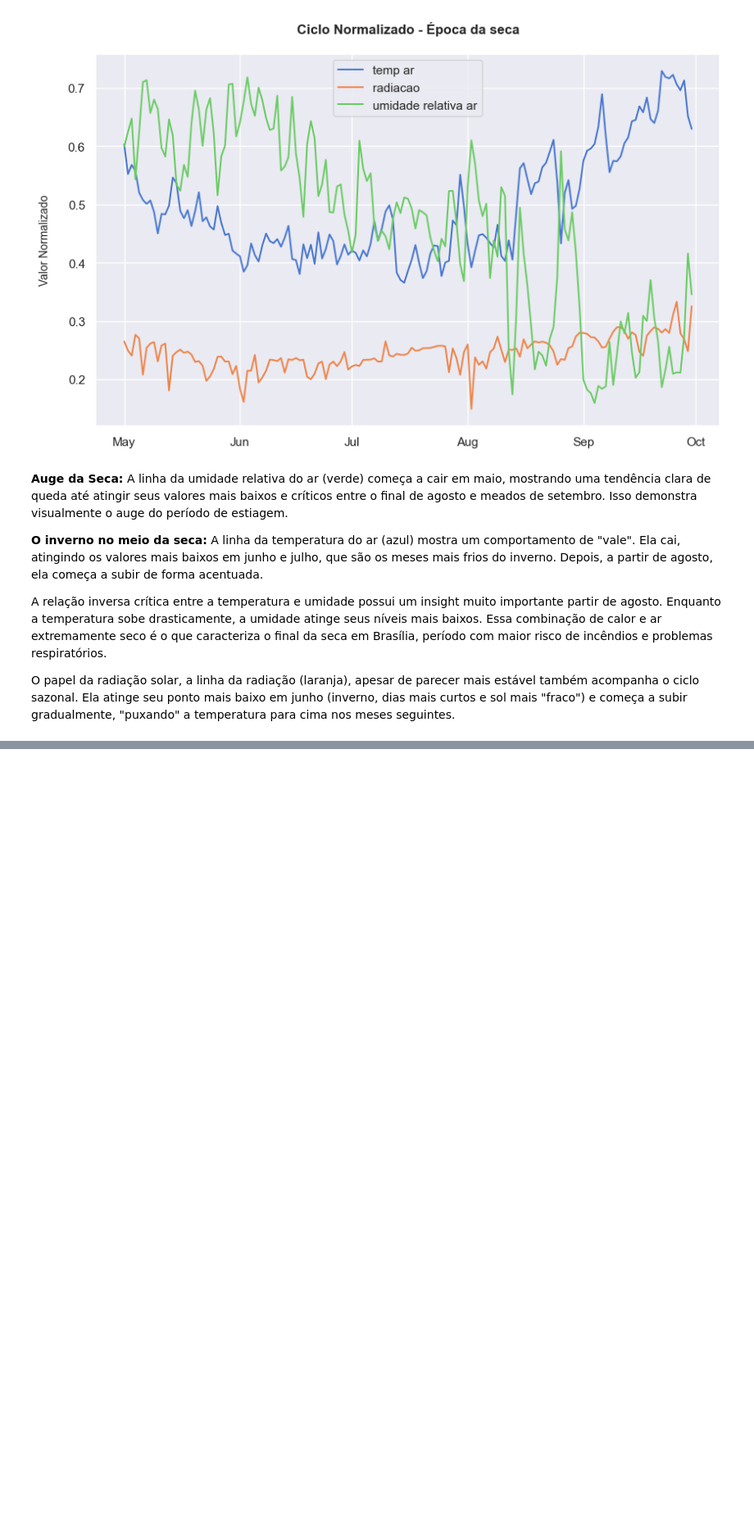
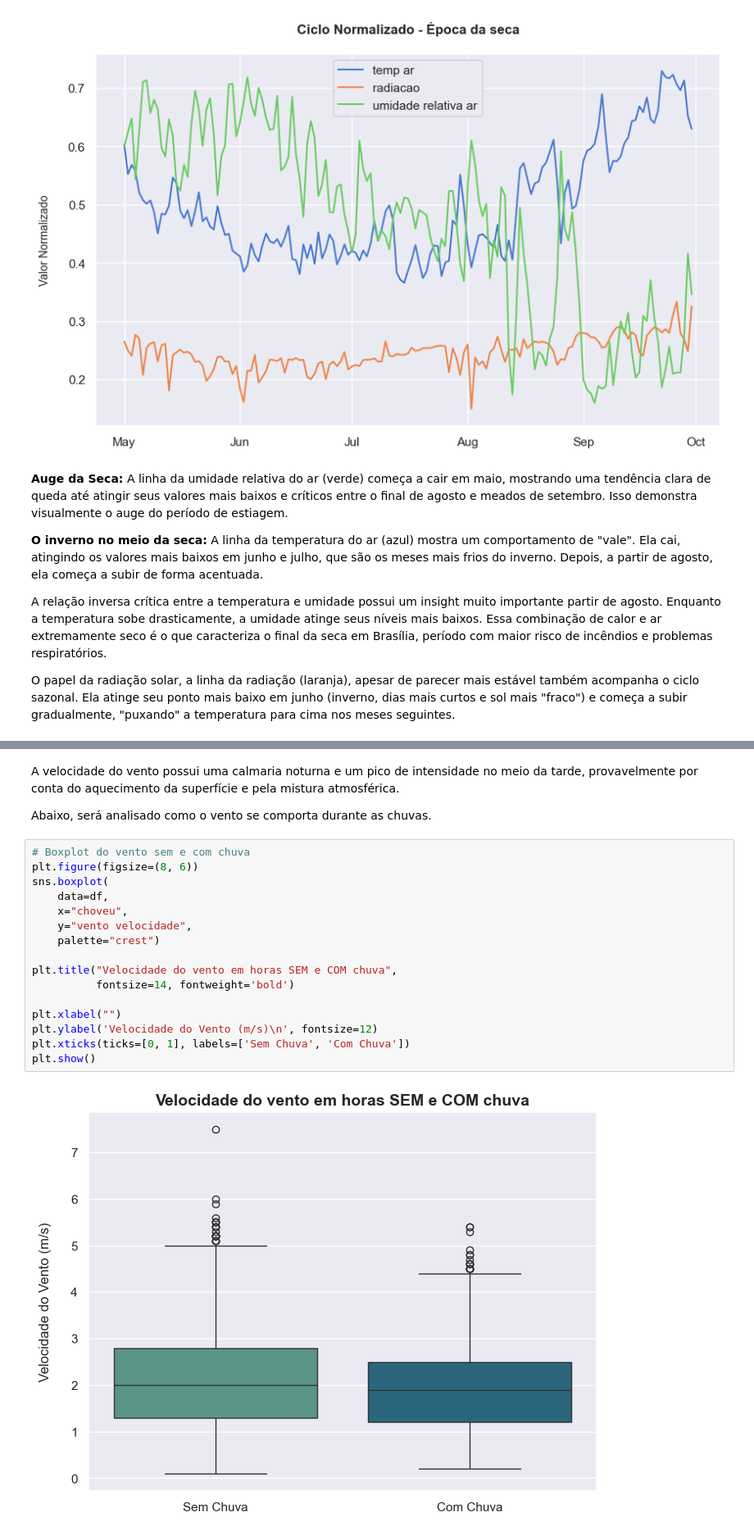
Before and after one commit to Mustasheep/brasilia-weather-forecasting, a Jupyter notebook: notebooks/02_eda.ipynb, the cells around one changed output, grey strips where cells are left out. Shown at 82% size. Cells and saved outputs as stored; diff of their text form; blank space fills up the shorter version.

```diff
--- a/notebooks/02_eda.ipynb
+++ b/notebooks/02_eda.ipynb
@@ -270,0 +289,22 @@ O papel da radiação solar, a linha da radiação (laranja), apesar de parecer
+# %% [markdown]
+A velocidade do vento possui uma calmaria noturna e um pico de intensidade no meio da tarde, provavelmente por conta do aquecimento da superfície e pela mistura atmosférica.
+
+Abaixo, será analisado como o vento se comporta durante as chuvas.
+# %%
+# Boxplot do vento sem e com chuva
+plt.figure(figsize=(8, 6))
+sns.boxplot(
+    data=df,
+    x="choveu",
+    y="vento velocidade",
+    palette="crest")
+
+plt.title("Velocidade do vento em horas SEM e COM chuva",
+          fontsize=14, fontweight='bold')
+
+plt.xlabel("")
+plt.ylabel('Velocidade do Vento (m/s)\n', fontsize=12)
+plt.xticks(ticks=[0, 1], labels=['Sem Chuva', 'Com Chuva'])
+plt.show()
+# %% [output]
+[figure, added]
```
Also changed, not shown: parts of 7 cells of this notebook.
